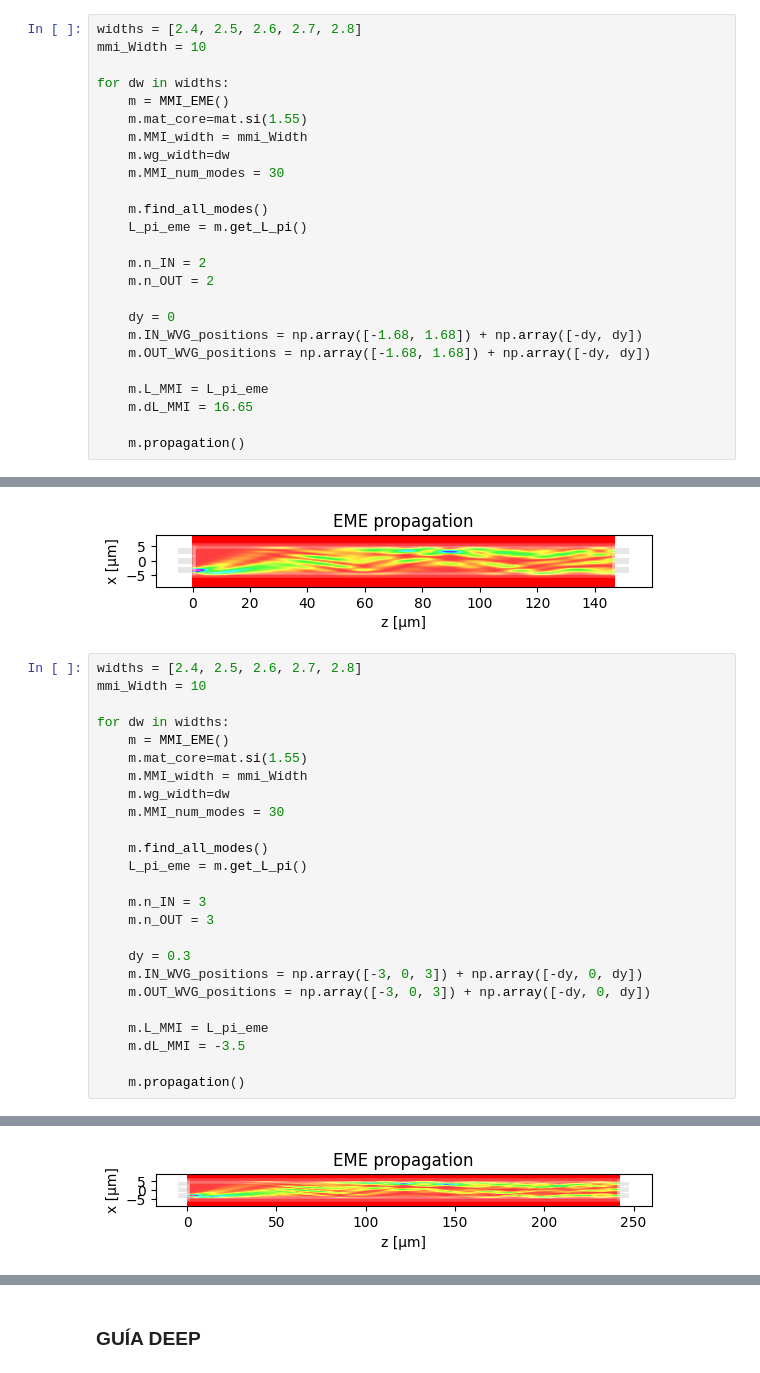
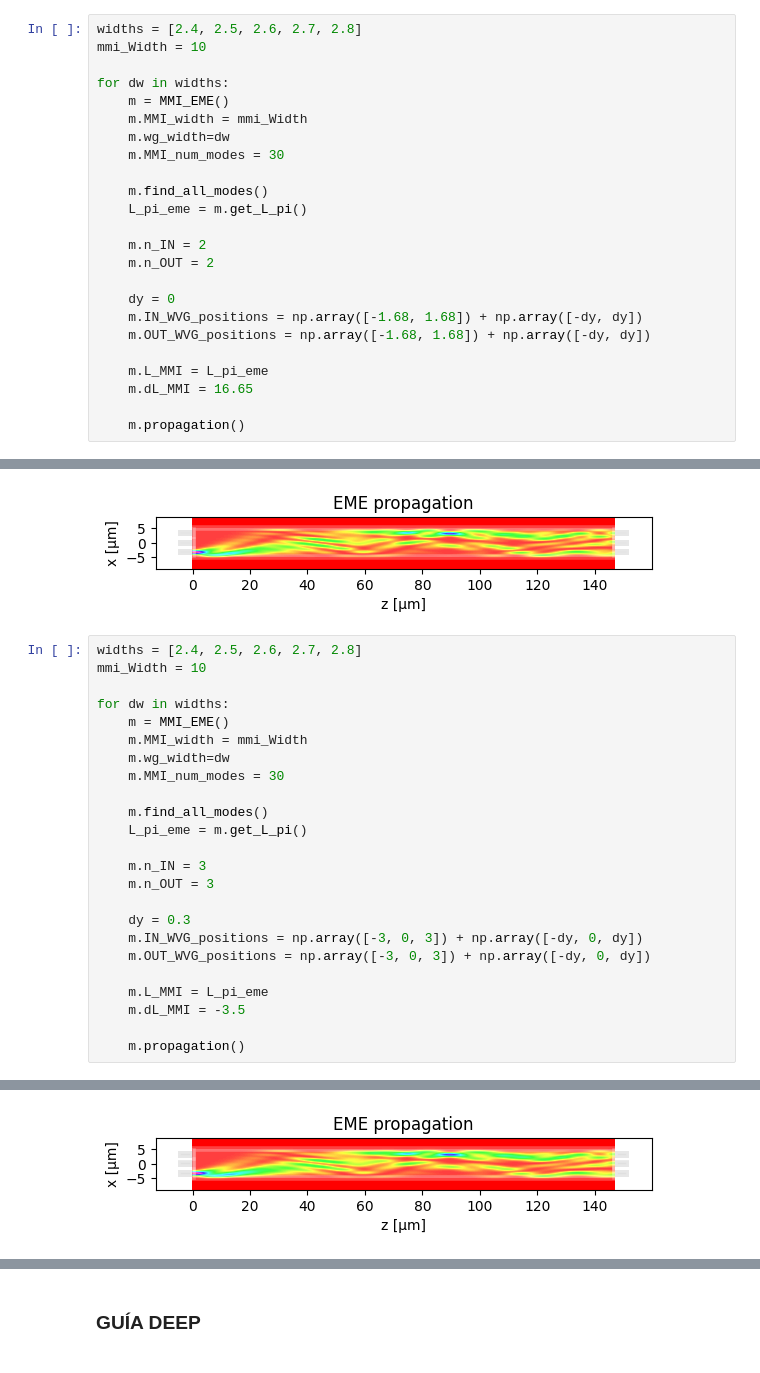
Before and after one commit to mromgar1/pic-upv-lab5-finalproject, a Jupyter notebook: FINAL_PROJECT_DEEP_SIN.ipynb, the cells around one changed output, grey strips where cells are left out. Saved outputs shown, nothing was run; the diff lists cells and outputs as text.

```diff
--- a/FINAL_PROJECT_DEEP_SIN.ipynb
+++ b/FINAL_PROJECT_DEEP_SIN.ipynb
@@ -306,7 +306,6 @@ mmi_Width = 10
 
 for dw in widths:
     m = MMI_EME()
-    m.mat_core=mat.si(1.55)
     m.MMI_width = mmi_Width
     m.wg_width=dw
     m.MMI_num_modes = 30
@@ -484,7 +486,6 @@ mmi_Width = 10
 
 for dw in widths:
     m = MMI_EME()
-    m.mat_core=mat.si(1.55)
     m.MMI_width = mmi_Width
     m.wg_width=dw
     m.MMI_num_modes = 30
@@ -567 +568 @@ Ratio over OUTs ['0.3354', '0.3279', '0.3367']
-[figure, old version]
+[figure, new version]
```
Also changed, not shown: parts of 3 cells of this notebook, 1 other file.
